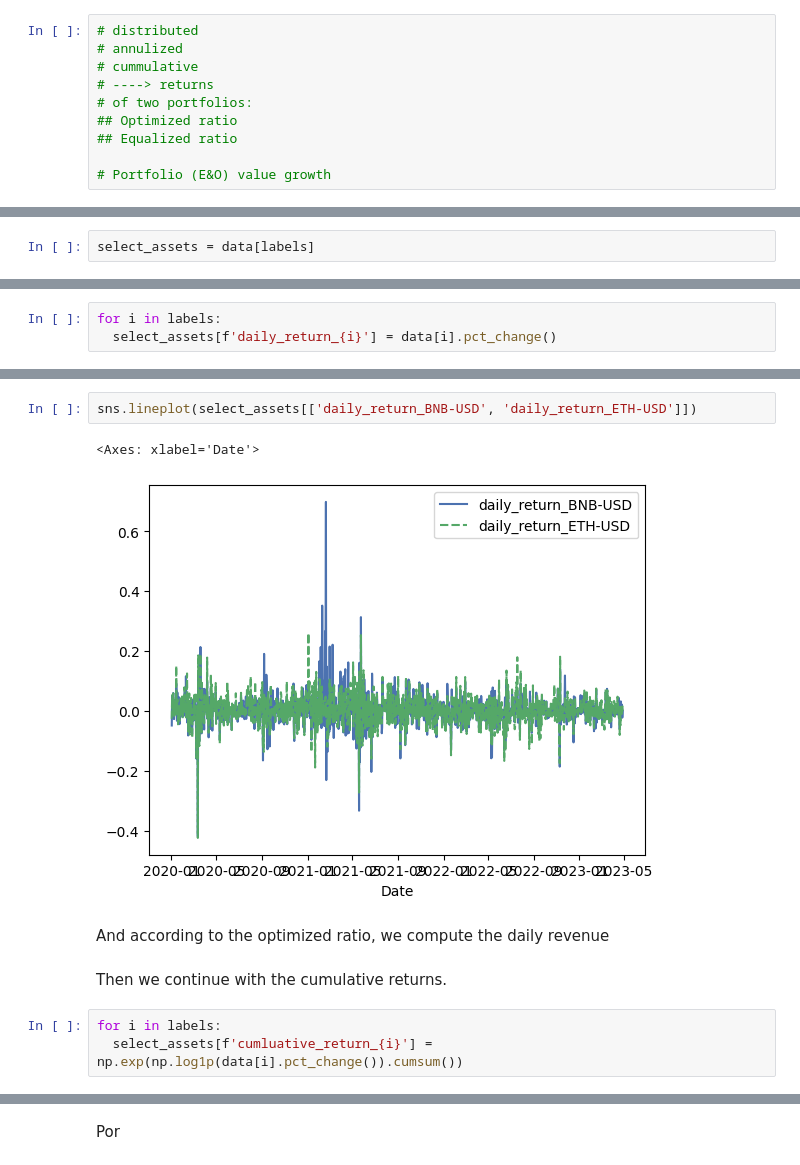
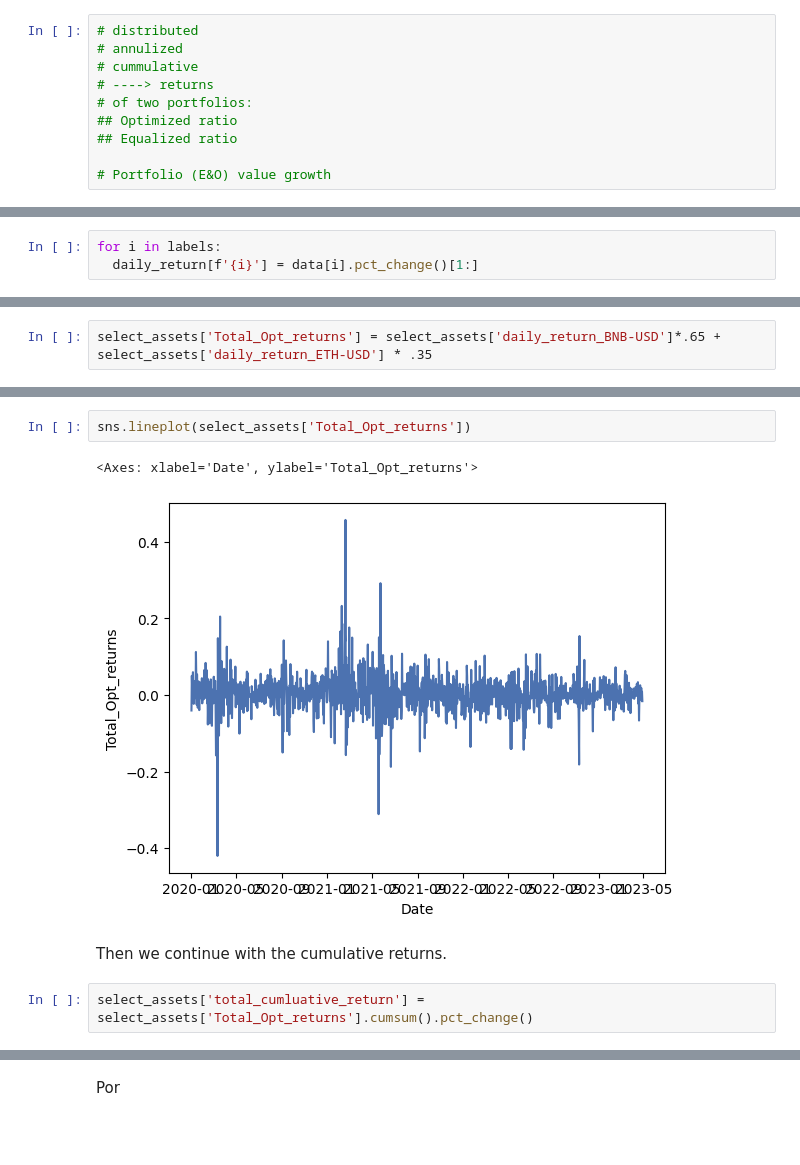
Before and after one commit to mzaoualim/cryptocurrency_portfolio_optimization_app, a Jupyter notebook: crypto_portfolio_optimization.ipynb, the cells around one changed output, grey strips where cells are left out. Drawn from its saved outputs; the diff is of its cells as text; blank space fills up the shorter version.

Commit message:
total daily returns section

```diff
--- a/crypto_portfolio_optimization.ipynb
+++ b/crypto_portfolio_optimization.ipynb
@@ -357,2 +368,0 @@ We start with the daily portfolio return by call the pct_change attribute in pan
-# %%
-select_assets = data[labels]
@@ -359,3 +371,3 @@ select_assets = data[labels]
 # %%
 for i in labels:
-  select_assets[f'daily_return_{i}'] = data[i].pct_change()
+  daily_return[f'{i}'] = data[i].pct_change()[1:]
@@ -362,3 +398,5 @@ for i in labels:
+# %%
+select_assets['Total_Opt_returns'] = select_assets['daily_return_BNB-USD']*.65 + select_assets['daily_return_ETH-USD'] * .35
 # %%
 select_assets.head()
 # %% [output]
@@ -378,13 +410,10 @@ plt.show()
 # %%
-sns.lineplot(select_assets[['daily_return_BNB-USD', 'daily_return_ETH-USD']])
+sns.lineplot(select_assets['Total_Opt_returns'])
 # %% [output]
-<Axes: xlabel='Date'>
+<Axes: xlabel='Date', ylabel='Total_Opt_returns'>
-[figure, old version]
+[figure, new version]
-# %% [markdown]
-And according to the optimized ratio, we compute the daily revenue
 # %% [markdown]
 Then we continue with the cumulative returns.
-# %%
-for i in labels:
-  select_assets[f'cumluative_return_{i}'] = np.exp(np.log1p(data[i].pct_change()).cumsum())
+# %%
+select_assets['total_cumluative_return'] = select_assets['Total_Opt_returns'].cumsum().pct_change()
 # %%
```
Also changed, not shown: parts of 30 cells of this notebook.
